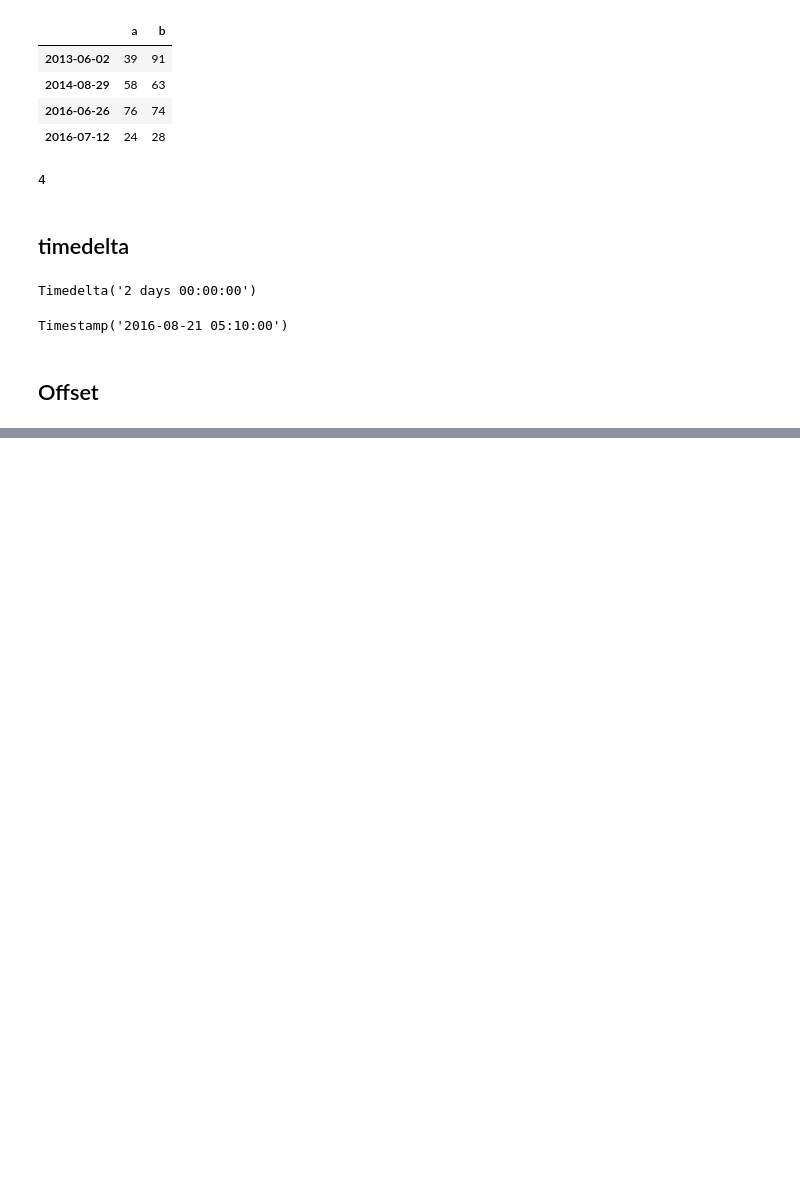
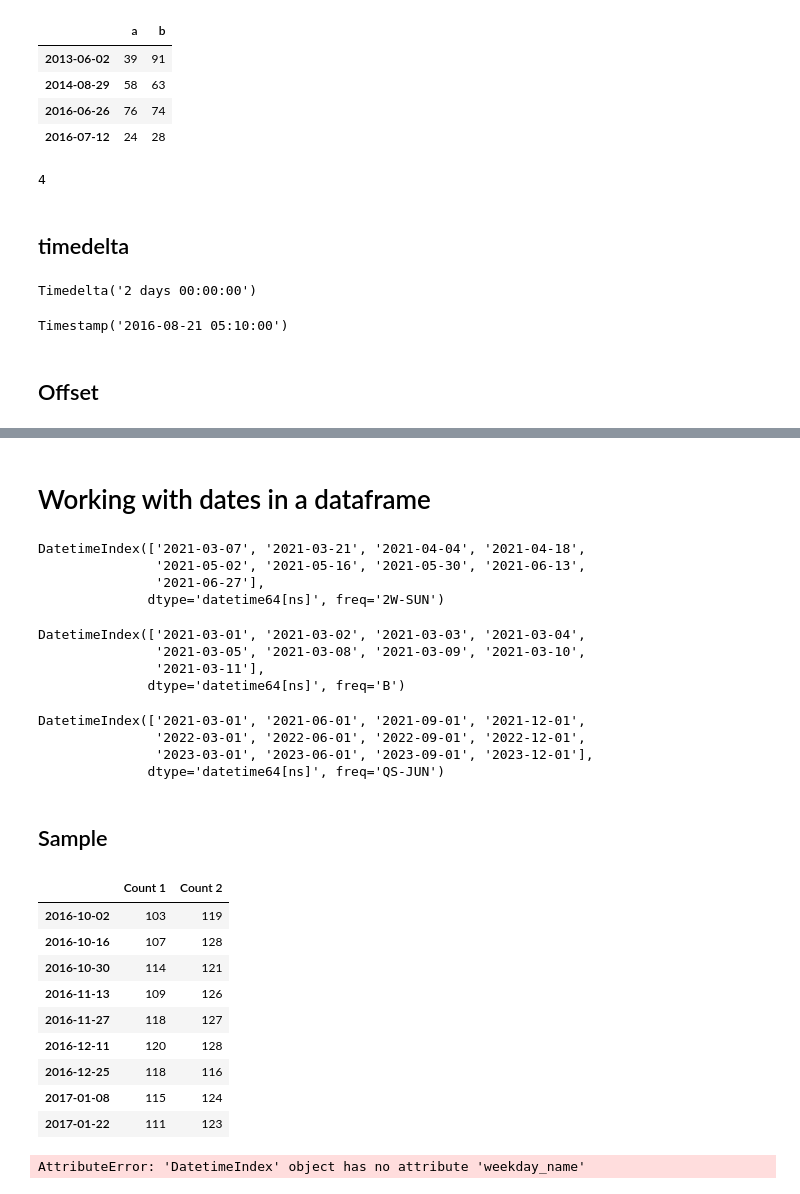
Before and after one commit to pahadiahimanshu/UMdatascience, a Jupyter notebook: Intro-to-DS/Week-3/Pandas-playground-2.ipynb, the cells around one changed output, grey strips where cells are left out. Drawn from its saved outputs; the diff is of its cells as text; code cells hidden in the pictures; blank space fills up the shorter version.

Commit message:
Added scales, pivot table, datetime

```diff
--- a/Intro-to-DS/Week-3/Pandas-playground-2.ipynb
+++ b/Intro-to-DS/Week-3/Pandas-playground-2.ipynb
@@ -1107,0 +1124,47 @@ pd.Timestamp('9/4/2016')
+# %% [markdown]
+# Working with dates in a dataframe
+# %%
+dates = pd.date_range('03-01-2021', periods = 9, freq='2W-SUN') #biweeekly on sunday
+dates
+# %% [output]
+DatetimeIndex(['2021-03-07', '2021-03-21', '2021-04-04', '2021-04-18',
+               '2021-05-02', '2021-05-16', '2021-05-30', '2021-06-13',
+               '2021-06-27'],
+              dtype='datetime64[ns]', freq='2W-SUN')
+# %%
+pd.date_range('03-01-2021', periods =9,freq='B') # business days
+# %% [output]
+DatetimeIndex(['2021-03-01', '2021-03-02', '2021-03-03', '2021-03-04',
+               '2021-03-05', '2021-03-08', '2021-03-09', '2021-03-10',
+               '2021-03-11'],
+              dtype='datetime64[ns]', freq='B')
+# %%
+pd.date_range('03-01-2021',periods=12,freq='QS-JUN') # Quarter start in June
+# %% [output]
+DatetimeIndex(['2021-03-01', '2021-06-01', '2021-09-01', '2021-12-01',
+               '2022-03-01', '2022-06-01', '2022-09-01', '2022-12-01',
+               '2023-03-01', '2023-06-01', '2023-09-01', '2023-12-01'],
+              dtype='datetime64[ns]', freq='QS-JUN')
+# %% [markdown]
+## Sample
+# %%
+dates = pd.date_range('10-01-2016',periods =9,freq='2W-SUN')
+df=pd.DataFrame({'Count 1':100+np.random.randint(-5,10,9).cumsum(),
+                'Count 2':120+np.random.randint(-5,10,9)}, index=dates)
+df
+# %% [output]
+|  | Count 1 | Count 2 |
+| 2016-10-02 | 103 | 119 |
+| 2016-10-16 | 107 | 128 |
+| 2016-10-30 | 114 | 121 |
+| 2016-11-13 | 109 | 126 |
+| 2016-11-27 | 118 | 127 |
+| 2016-12-11 | 120 | 128 |
+| 2016-12-25 | 118 | 116 |
+| 2017-01-08 | 115 | 124 |
+| 2017-01-22 | 111 | 123 |
+# %%
+df.index.weekday_name
+# shouldv'e results in Sunday
+# %% [output]
+AttributeError: 'DatetimeIndex' object has no attribute 'weekday_name'
```
Also changed, not shown: parts of 11 cells of this notebook.
